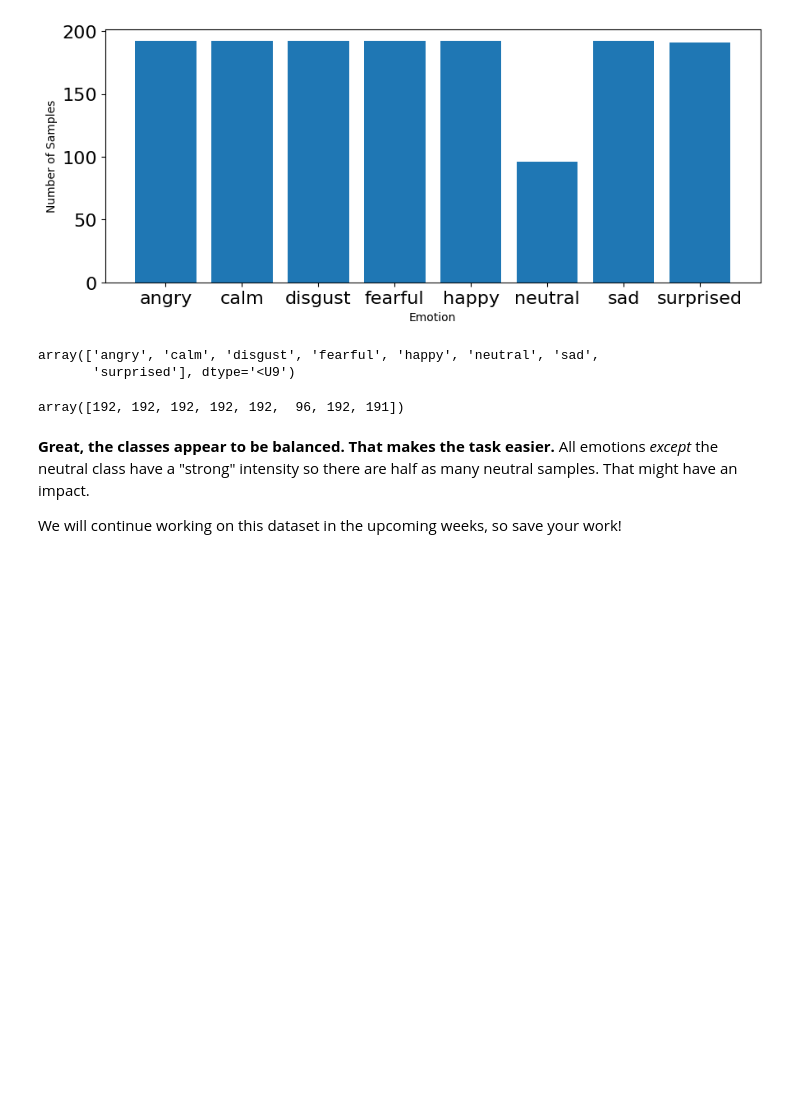
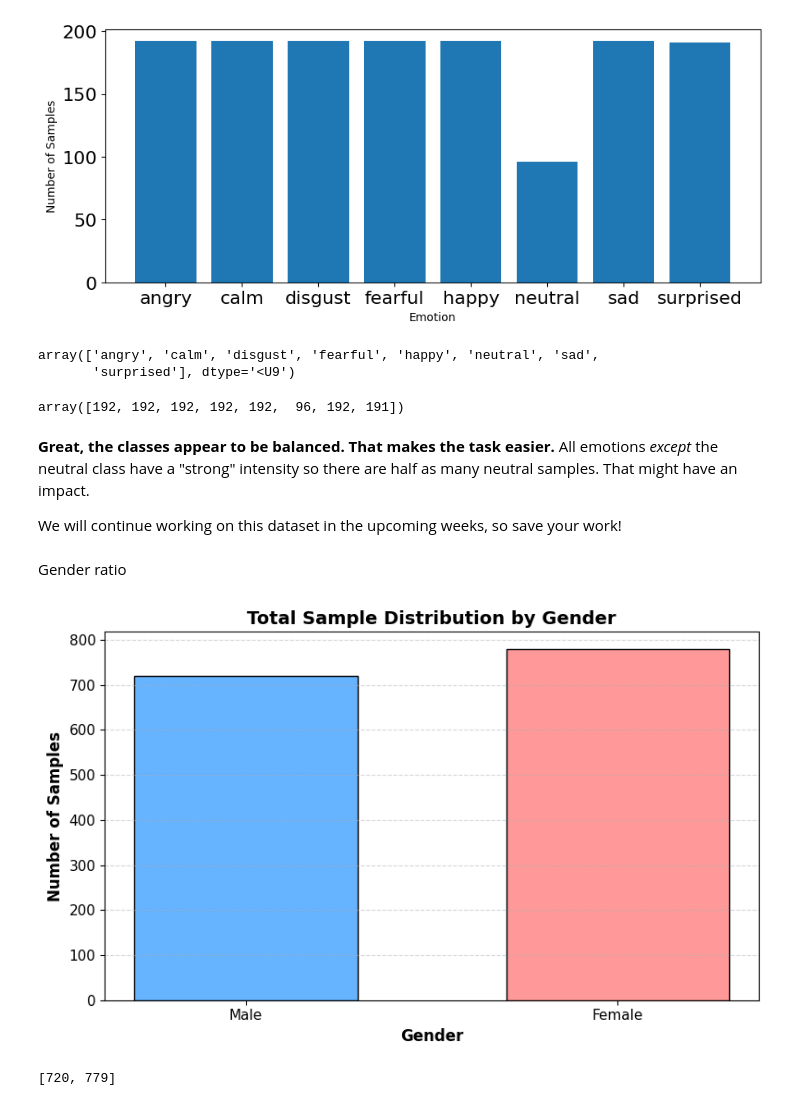
Before and after one commit to manha-star/Week2-DataPreprocessing, a Jupyter notebook: Week 2.ipynb, the cells around one changed output. Drawn from its saved outputs; the diff is of its cells as text; code cells hidden in the pictures; blank space fills up the shorter version.

Commit message:
added gender ratio

```diff
--- a/Week 2.ipynb
+++ b/Week 2.ipynb
@@ -758,3 +736,56 @@ array([192, 192, 192, 192, 192,  96, 192, 191])
 **Great, the classes appear to be balanced. That makes the task easier.** All emotions _except_ the neutral class have a "strong" intensity so there are half as many neutral samples. That might have an impact.
 
 We will continue working on this dataset in the upcoming weeks, so save your work!
+# %% [markdown]
+Gender ratio
+# %%
+import matplotlib.pyplot as plt
+import numpy as np
+import os
+import glob
+
+# 1. Initialize counters for male and female files
+male_count = 0
+female_count = 0
+
+# 2. Scan through your dataset files to get total counts
+for file in glob.glob("Assignment2/dataset/Audio Data/Actor_*/*.wav"):
+    file_name = os.path.basename(file)
+
+    # Isolate the last segment (e.g., "03.wav") and convert it to an integer
+    last_segment = file_name.split("-")[-1]
+    actor_num_str = last_segment.replace(".wav", "")
+    actor_num = int(actor_num_str)
+
+    # Parity check
+    if actor_num % 2 == 0:
+        female_count += 1
+    else:
+        male_count += 1
+
+# 3. Plotting code with Male and Female on the X-axis
+genders = ['Male', 'Female']
+counts = [male_count, female_count]
+
+plt.figure(figsize=(8, 5))
+plt.bar(x=genders, height=counts, color=['#66b3ff', '#ff9999'], edgecolor='black', width=0.6)
+
+# Formatting labels and axes
+plt.xlabel('Gender', fontsize=12, fontweight='bold')
+plt.ylabel('Number of Samples', fontsize=12, fontweight='bold')
+plt.title('Total Sample Distribution by Gender', fontsize=14, fontweight='bold')
+plt.tick_params(labelsize=11)
+plt.grid(axis='y', linestyle='--', alpha=0.5)
+
+# Add exact numbers on top of each bar for clarity
+# for i, count in enumerate(counts):
+#     plt.text(i, count + 15, str(count), ha='center', va='bottom', fontsize=11, fontweight='bold')
+
+plt.tight_layout()
+plt.show()
+# %% [output]
+[figure, added]
+# %%
+counts
+# %% [output]
+[720, 779]
```
Also changed, not shown: parts of 6 cells of this notebook.
